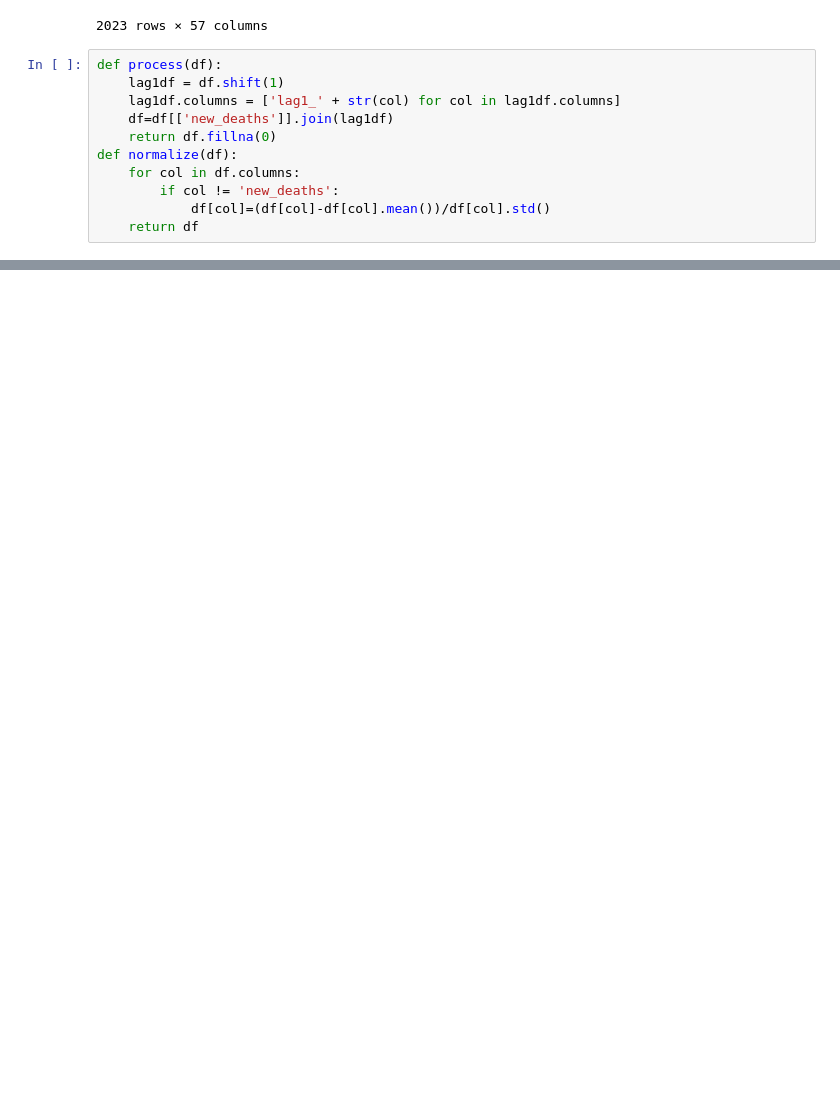
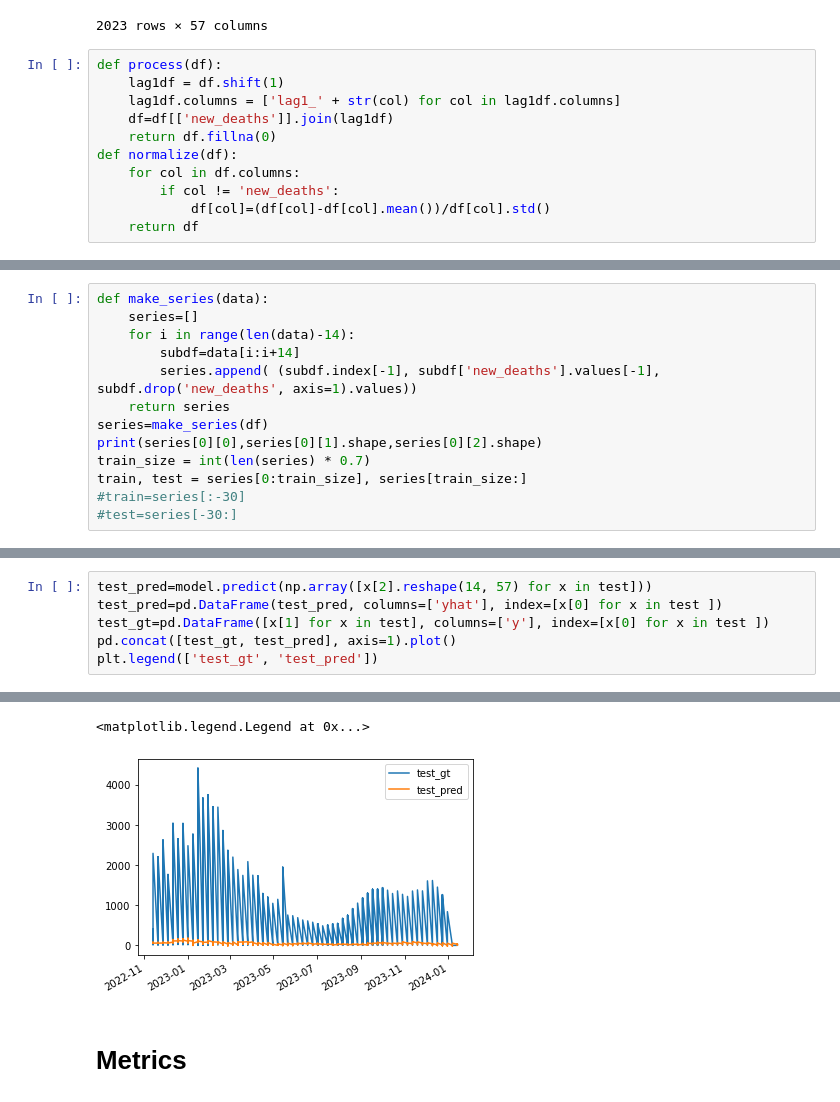
Before and after one commit to y-ginther/DS-Capstone, a Jupyter notebook: LSTM_c.ipynb, the cells around one changed output, grey strips where cells are left out. Saved outputs shown, nothing was run; the diff lists cells and outputs as text; blank space fills up the shorter version.

```diff
--- a/LSTM_c.ipynb
+++ b/LSTM_c.ipynb
@@ -80,0 +78,13 @@ df.shape
+# %%
+def make_series(data):
+    series=[]
+    for i in range(len(data)-14):
+        subdf=data[i:i+14]
+        series.append( (subdf.index[-1], subdf['new_deaths'].values[-1], subdf.drop('new_deaths', axis=1).values))
+    return series
+series=make_series(df)
+print(series[0][0],series[0][1].shape,series[0][2].shape)
+train_size = int(len(series) * 0.7)
+train, test = series[0:train_size], series[train_size:]
+#train=series[:-30]
+#test=series[-30:]
@@ -80,0 +173,7 @@ df.shape
+# %%
+test_pred=model.predict(np.array([x[2].reshape(14, 57) for x in test]))
+test_pred=pd.DataFrame(test_pred, columns=['yhat'], index=[x[0] for x in test ])
+test_gt=pd.DataFrame([x[1] for x in test], columns=['y'], index=[x[0] for x in test ])
+pd.concat([test_gt, test_pred], axis=1).plot()
+plt.legend(['test_gt', 'test_pred'])
+# %% [output]
@@ -80,0 +181,4 @@ df.shape
+<matplotlib.legend.Legend at 0x...>
+[figure, added]
+# %% [markdown]
+# Metrics
```
Also changed, not shown: parts of 15 cells of this notebook.
